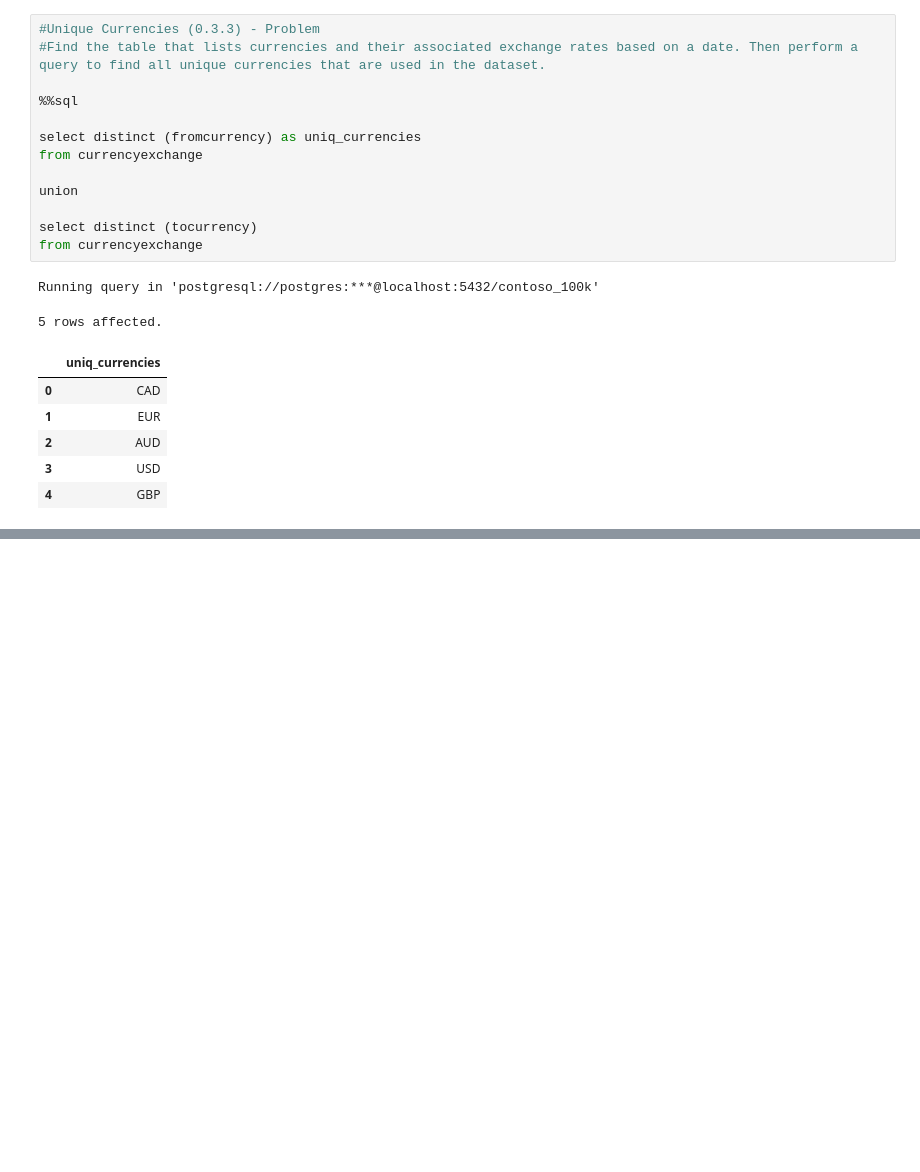
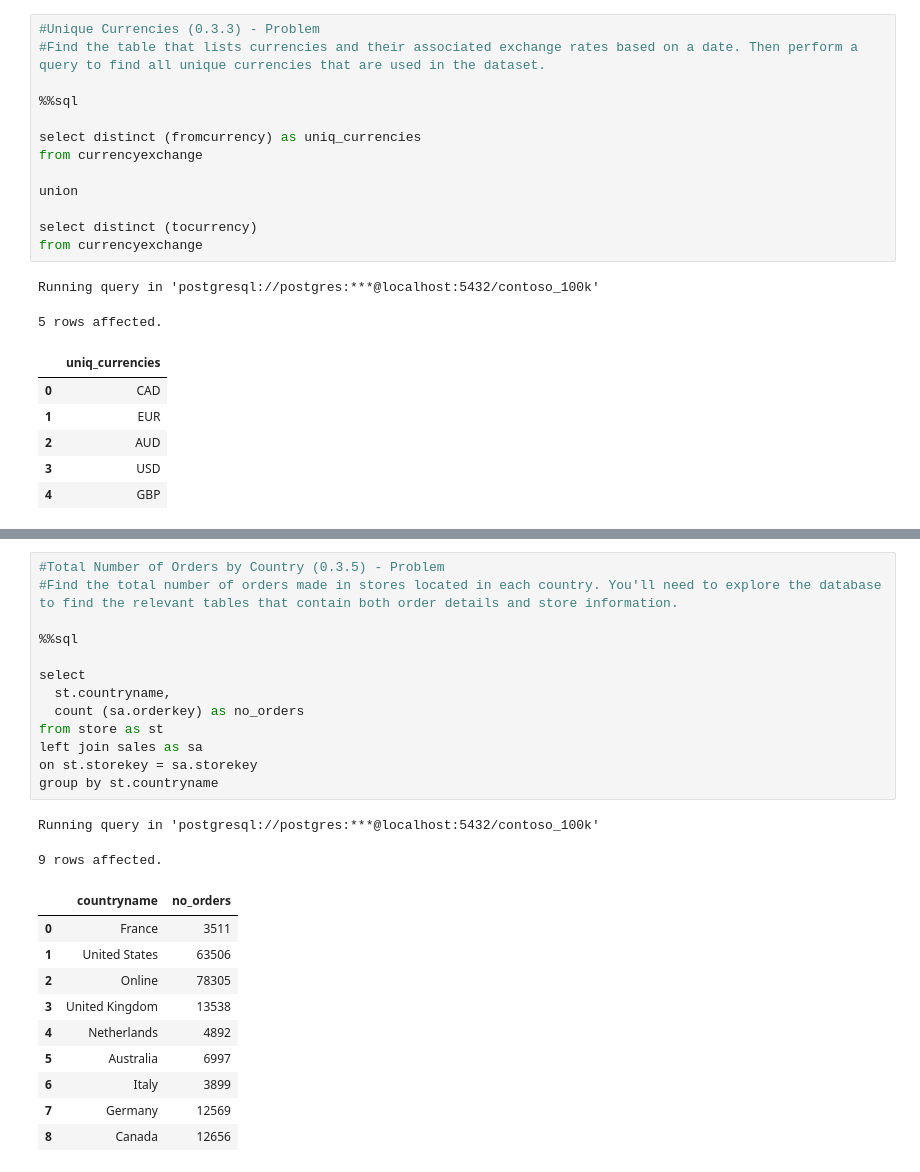
Before and after one commit to kreexus/luke_barrouse_sql, a Jupyter notebook: 0_Intro/3_Database_Overview.ipynb, the cells around one changed output, grey strips where cells are left out. Cells and saved outputs as stored; diff of their text form; blank space fills up the shorter version.

```diff
--- a/0_Intro/3_Database_Overview.ipynb
+++ b/0_Intro/3_Database_Overview.ipynb
@@ -706,0 +725,26 @@ Running query in 'postgresql://postgres:***@localhost:5432/contoso_100k'
+# %%
+#Total Number of Orders by Country (0.3.5) - Problem
+#Find the total number of orders made in stores located in each country. You'll need to explore the database to find the relevant tables that contain both order details and store information.
+
+%%sql
+
+select
+  st.countryname,
+  count (sa.orderkey) as no_orders
+from store as st
+left join sales as sa
+on st.storekey = sa.storekey
+group by st.countryname
+# %% [output]
+Running query in 'postgresql://postgres:***@localhost:5432/contoso_100k'
+9 rows affected.
+|  | countryname | no_orders |
+| 0 | France | 3511 |
+| 1 | United States | 63506 |
+| 2 | Online | 78305 |
+| 3 | United Kingdom | 13538 |
+| 4 | Netherlands | 4892 |
+| 5 | Australia | 6997 |
+| 6 | Italy | 3899 |
+| 7 | Germany | 12569 |
+| 8 | Canada | 12656 |
```
Also changed, not shown: parts of 2 cells of this notebook.
